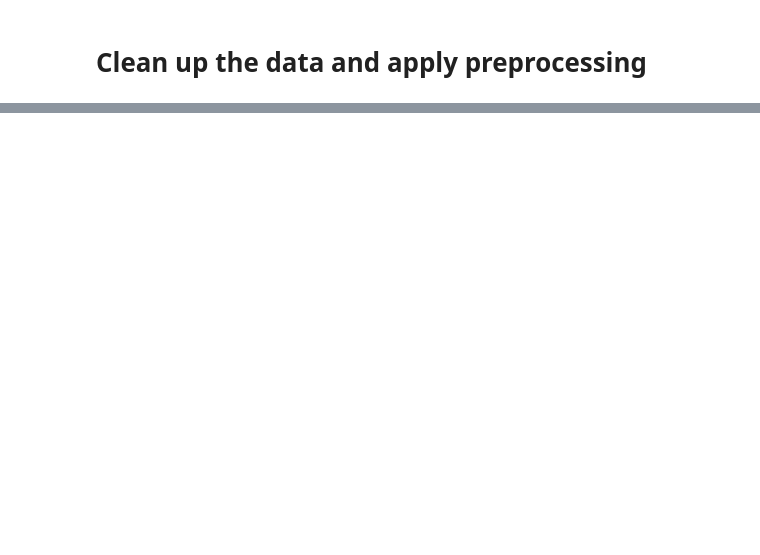
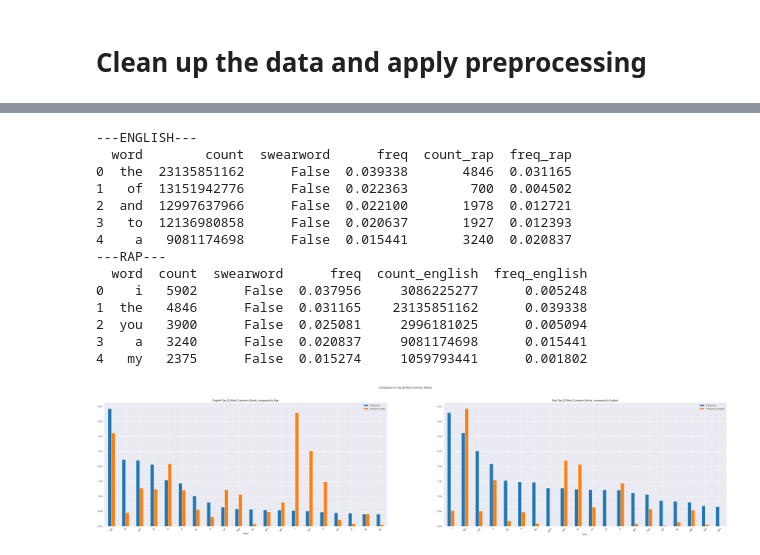
Before and after one commit to frehburg/RapLyricsAnalys, a Jupyter notebook: comparison_rap_english.ipynb, the cells around one changed output, grey strips where cells are left out. Saved outputs shown, nothing was run; the diff lists cells and outputs as text; code cells hidden in the pictures; blank space fills up the shorter version.

Commit message:
Added plot to compare freq of top 10 words in rap and english

```diff
--- a/comparison_rap_english.ipynb
+++ b/comparison_rap_english.ipynb
@@ -36,5 +80,2 @@ rap_words.head()
 # %% [markdown]
 # Clean up the data and apply preprocessing
-# %%
-def preprocess(df):
-    return df
@@ -41,2 +91,3 @@ def preprocess(df):
 # %%
 english_words = preprocess(english_words)
+rap_words = preprocess(rap_words, is_rap=True)
@@ -42,0 +97,53 @@ english_words = preprocess(english_words)
+# %%
+# 1.
+def plot_top_n(n):
+    # sort the english words by frequency and get the top 10
+    english_top_n = english_words.sort_values(by='freq', ascending=False).head(n)
+    rap_top_n = rap_words.sort_values(by='freq', ascending=False).head(n)
+    # fetch the frequency of the top 10 words in the other case
+    english_top_n = english_top_n.merge(rap_words[['word', 'count','freq']], on='word', suffixes=('', '_rap'))
+    rap_top_n = rap_top_n.merge(english_words[['word', 'count','freq']], on='word', suffixes=('', '_english'))
+    print('---ENGLISH---')
+    print(english_top_n.head())
+    print('---RAP---')
+    print(rap_top_n.head())
+
+    # use sns to create two subplots
+    fig, (ax1, ax2) = plt.subplots(1, 2, figsize=(50, 10))
+    # plot a bar plot on ax1, not stacked, of freq and rap_freq
+    english_top_n.plot.bar(x='word', y=['freq', 'freq_rap'], ax=ax1, stacked=False)
+    # set the x axis label to 'Word'
+    ax1.set_xlabel('Word')
+    ax1.set_xticklabels(ax1.get_xticklabels(), rotation=45)
+    ax1.legend(['Frequency', 'Frequency Rap'])
+    # format the y axis to be a percentage with 2 decimal places
+    ax1.yaxis.set_major_formatter(plt.FuncFormatter(lambda x, loc: "{:.1%}".format(x)))
+    ax1.set_title(f'English Top {n} Most Common Words, compared to Rap')
+    # plot a bar plot on ax2, not stacked, of freq and english_freq
+    rap_top_n.plot.bar(x='word', y=['freq', 'freq_english'], ax=ax2, stacked=False)
+    ax2.set_xlabel('Word')
+    ax2.set_xticklabels(ax2.get_xticklabels(), rotation=45)
+    ax2.legend(['Frequency', 'Frequency English'])
+    ax2.yaxis.set_major_formatter(plt.FuncFormatter(lambda x, loc: "{:.1%}".format(x)))
+    ax2.set_title(f'Rap Top {n} Most Common Words, compared to English')
+    # set the title for the entire figure
+    fig.suptitle(f'Comparison of Top {n} Most Common Words')
+    plt.show()
+# %%
+plot_top_n(20)
+# %% [output]
+---ENGLISH---
+  word        count  swearword      freq  count_rap  freq_rap
+0  the  23135851162      False  0.039338       4846  0.031165
+1   of  13151942776      False  0.022363        700  0.004502
+2  and  12997637966      False  0.022100       1978  0.012721
+3   to  12136980858      False  0.020637       1927  0.012393
+4    a   9081174698      False  0.015441       3240  0.020837
+---RAP---
+  word  count  swearword      freq  count_english  freq_english
+0    i   5902      False  0.037956     3086225277      0.005248
+1  the   4846      False  0.031165    23135851162      0.039338
+2  you   3900      False  0.025081     2996181025      0.005094
+3    a   3240      False  0.020837     9081174698      0.015441
+4   my   2375      False  0.015274     1059793441      0.001802
+[figure, added]
```
Also changed, not shown: parts of 6 cells of this notebook.
